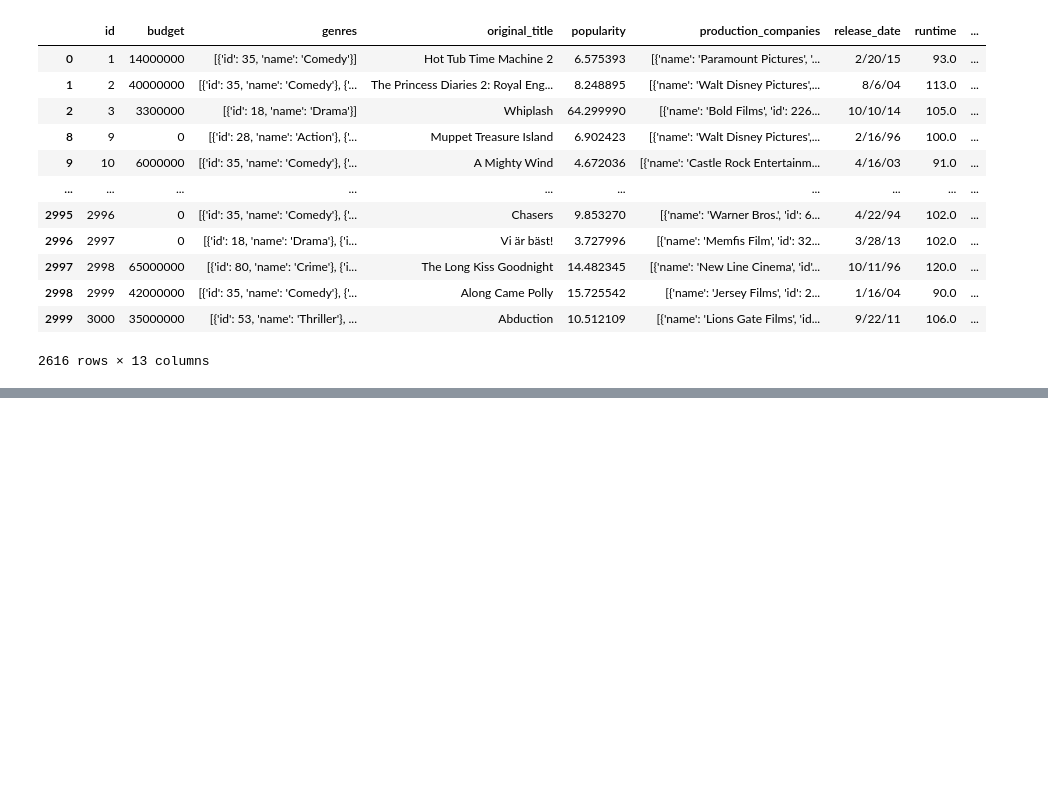
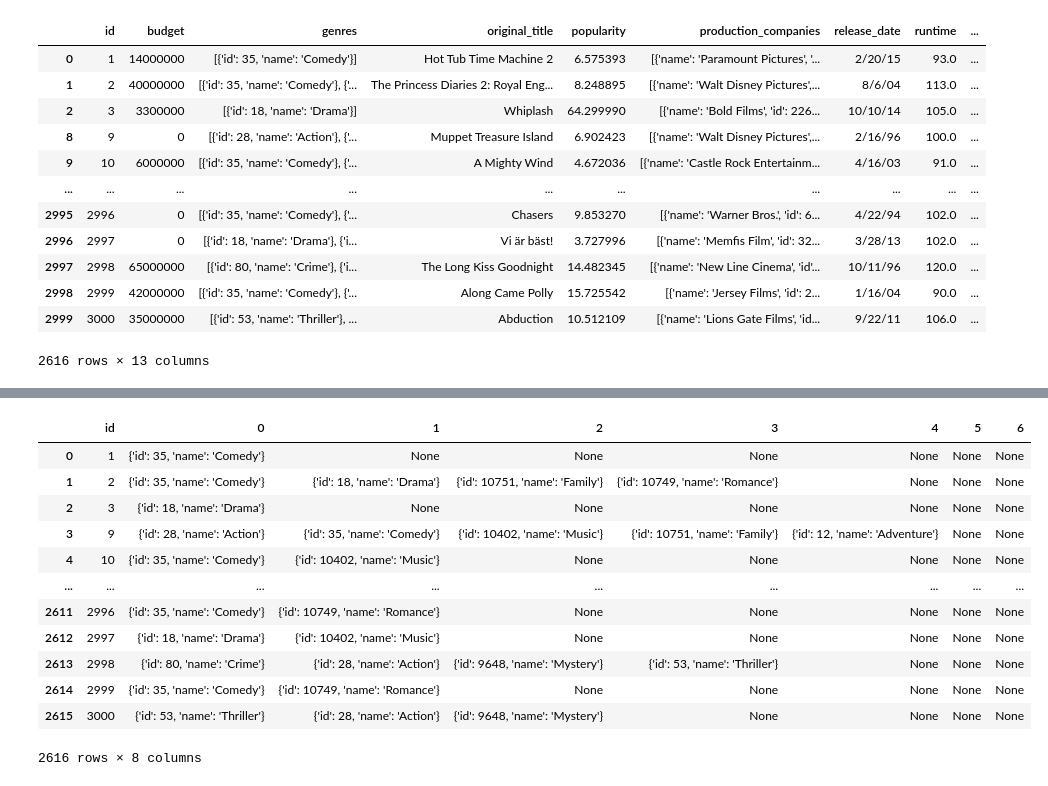
Before and after one commit to kendoll7/project_4, a Jupyter notebook: movies_etl.ipynb, the cells around one changed output, grey strips where cells are left out. Cells and saved outputs as stored; diff of their text form; code cells hidden in the pictures; blank space fills up the shorter version.

```diff
--- a/movies_etl.ipynb
+++ b/movies_etl.ipynb
@@ -181,0 +160,7 @@ memory usage: 286.1+ KB
+# %%
+#Create the genres only dataframe
+genres_df = pd.DataFrame(complete_movies_df_clean_all[['id','genres']])
+
+# Convert string representations of lists to actual lists using ast.literal_eval
+genres_df['genres'] = genres_df['genres'].apply(ast.literal_eval)
+genres_df
@@ -181,0 +181,3 @@ memory usage: 286.1+ KB
+# %%
+genres_df.reset_index(drop=True, inplace=True)
+genres_df
@@ -181,0 +198,3 @@ memory usage: 286.1+ KB
+# %%
+genres_normalized_df = pd.json_normalize(genres_df['genres'])
+genres_normalized_df
@@ -181,0 +215,17 @@ memory usage: 286.1+ KB
+# %%
+result_df = pd.concat([genres_df['id'], genres_normalized_df], axis=1)
+result_df
+# %% [output]
+|  | id | 0 | 1 | 2 | 3 | 4 | 5 | 6 |
+| 0 | 1 | {'id': 35, 'name': 'Comedy'} | None | None | None | None | None | None |
+| 1 | 2 | {'id': 35, 'name': 'Comedy'} | {'id': 18, 'name': 'Drama'} | {'id': 10751, 'name': 'Family'} | {'id': 10749, 'name': 'Romance'} | None | None | None |
+| 2 | 3 | {'id': 18, 'name': 'Drama'} | None | None | None | None | None | None |
+| 3 | 9 | {'id': 28, 'name': 'Action'} | {'id': 35, 'name': 'Comedy'} | {'id': 10402, 'name': 'Music'} | {'id': 10751, 'name': 'Family'} | {'id': 12, 'name': 'Adventure'} | None | None |
+| 4 | 10 | {'id': 35, 'name': 'Comedy'} | {'id': 10402, 'name': 'Music'} | None | None | None | None | None |
+| ... | ... | ... | ... | ... | ... | ... | ... | ... |
+| 2611 | 2996 | {'id': 35, 'name': 'Comedy'} | {'id': 10749, 'name': 'Romance'} | None | None | None | None | None |
+| 2612 | 2997 | {'id': 18, 'name': 'Drama'} | {'id': 10402, 'name': 'Music'} | None | None | None | None | None |
+| 2613 | 2998 | {'id': 80, 'name': 'Crime'} | {'id': 28, 'name': 'Action'} | {'id': 9648, 'name': 'Mystery'} | {'id': 53, 'name': 'Thriller'} | None | None | None |
+| 2614 | 2999 | {'id': 35, 'name': 'Comedy'} | {'id': 10749, 'name': 'Romance'} | None | None | None | None | None |
+| 2615 | 3000 | {'id': 53, 'name': 'Thriller'} | {'id': 28, 'name': 'Action'} | {'id': 9648, 'name': 'Mystery'} | None | None | None | None |
+2616 rows × 8 columns
```
Also changed, not shown: parts of 31 cells of this notebook.
